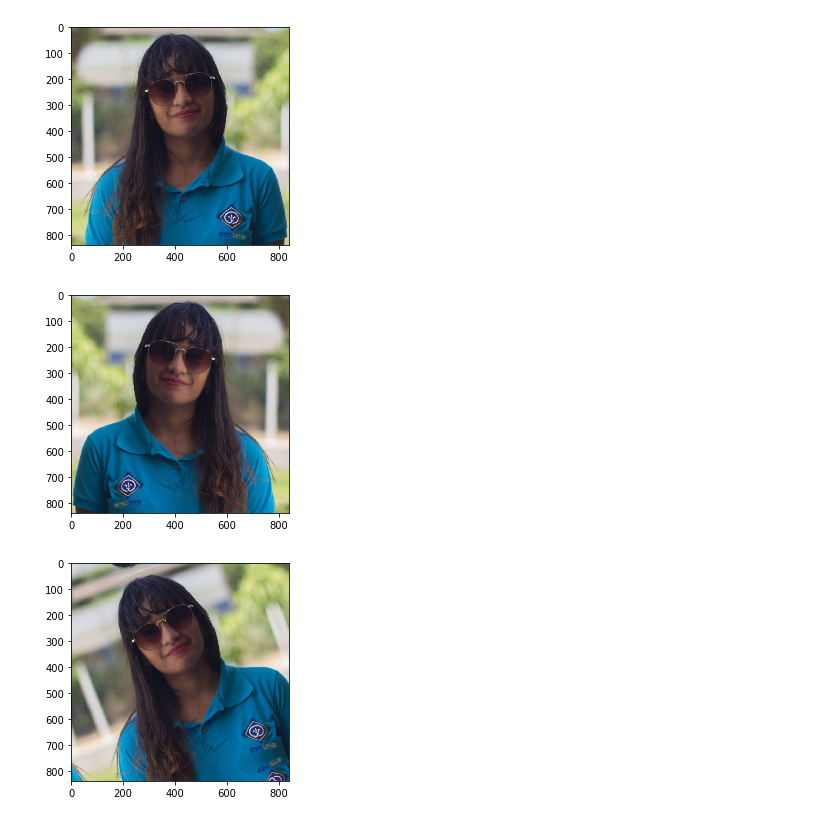
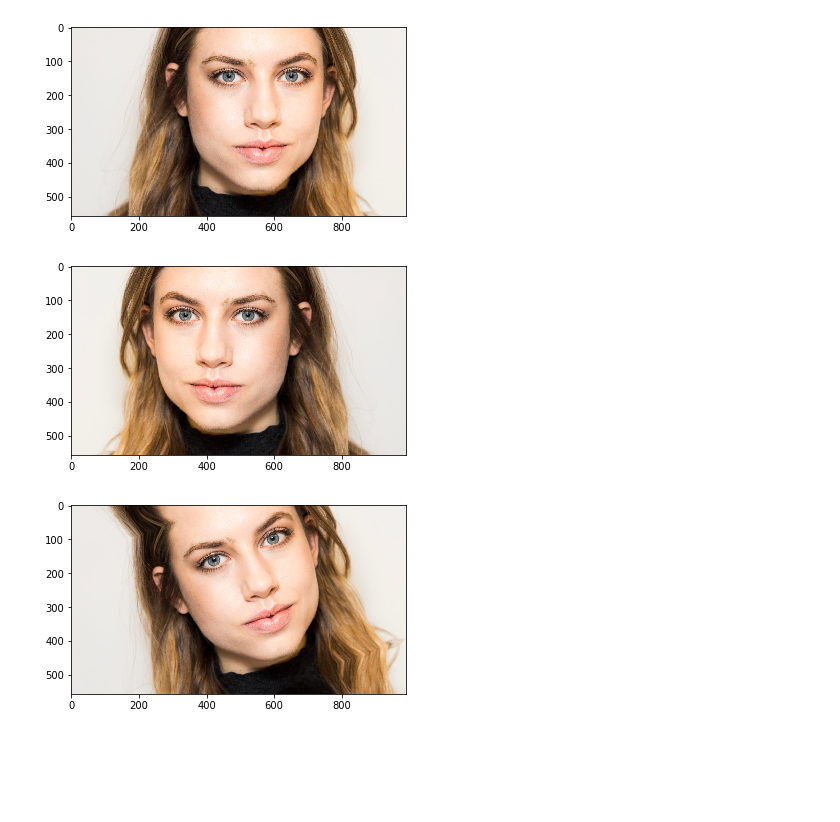
Before and after one commit to cscisufpb/happIEEE, a Jupyter notebook: Deep Learning/Face recognition.ipynb, the cells around one changed output. Saved outputs shown, nothing was run; the diff lists cells and outputs as text; code cells hidden in the pictures; blank space fills up the shorter version.

```diff
--- a/Deep Learning/Face recognition.ipynb
+++ b/Deep Learning/Face recognition.ipynb
@@ -25,19 +25,19 @@ import numpy as np
 %matplotlib inline
 # %%
 # leitura da imagem original
-img = mpimg.imread('imgs/cecilia.jpg')
+img = mpimg.imread('imgs/face.png')
 plt.imshow(img)
 plt.show()
 # Flip
 flip_1 = np.fliplr(img)
 plt.imshow(flip_1)
 plt.show()
 # Rotacionar imagem
 rot = skimage.transform.rotate(img, angle=20, mode='reflect')
 plt.imshow(rot)
 plt.show()
 # %% [output]
-[figure, old version]
+[figure, new version]
-[figure, old version]
+[figure, new version]
-[figure, old version]
+[figure, new version]
 # %%
```
Also changed, not shown: parts of 1 cell of this notebook, 4 other files.
